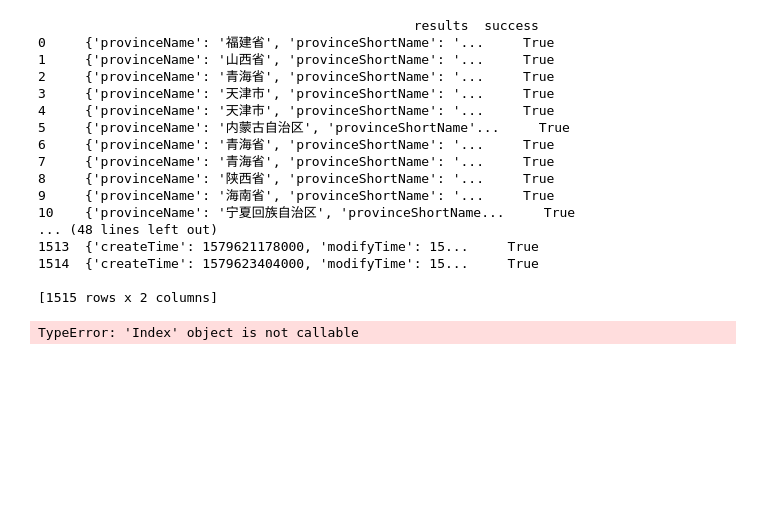
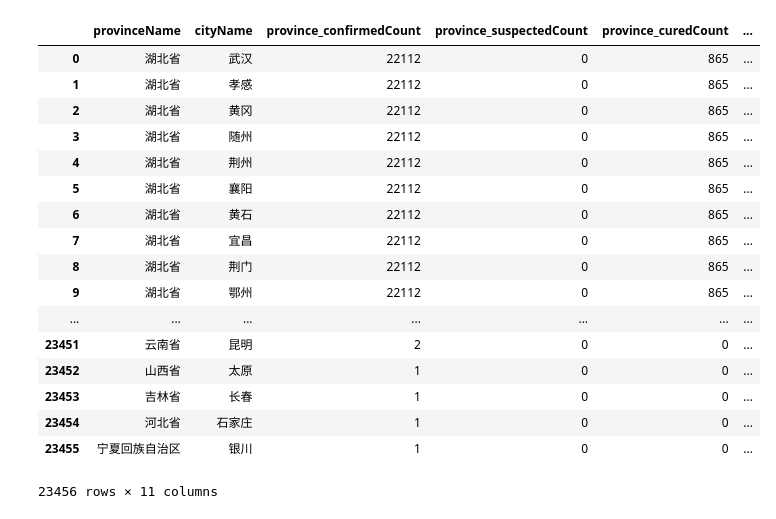
Before and after one commit to jiFengCQ/city_cluster, a Jupyter notebook: city_cluster.ipynb, the cells around one changed output. Drawn from its saved outputs; the diff is of its cells as text; code cells hidden in the pictures; blank space fills up the shorter version.

```diff
--- a/city_cluster.ipynb
+++ b/city_cluster.ipynb
@@ -27,25 +8,21 @@ import seaborn as sns
-# %%
-df = pd.read_json("data/history.json",encoding="utf-8", orient='records')
-print(df)
-# %% [output]
-                                                results  success
-0     {'provinceName': '福建省', 'provinceShortName': '...     True
-1     {'provinceName': '山西省', 'provinceShortName': '...     True
-2     {'provinceName': '青海省', 'provinceShortName': '...     True
-3     {'provinceName': '天津市', 'provinceShortName': '...     True
-4     {'provinceName': '天津市', 'provinceShortName': '...     True
-5     {'provinceName': '内蒙古自治区', 'provinceShortName'...     True
-6     {'provinceName': '青海省', 'provinceShortName': '...     True
-7     {'provinceName': '青海省', 'provinceShortName': '...     True
-8     {'provinceName': '陕西省', 'provinceShortName': '...     True
-9     {'provinceName': '海南省', 'provinceShortName': '...     True
-10    {'provinceName': '宁夏回族自治区', 'provinceShortName...     True
-... (48 lines left out)
-1513  {'createTime': 1579621178000, 'modifyTime': 15...     True
-1514  {'createTime': 1579623404000, 'modifyTime': 15...     True
-
-[1515 rows x 2 columns]
-# %%
-df.columns("cities")
-# %% [output]
-TypeError: 'Index' object is not callable
+# %%
+df = pd.read_csv("data/DXYArea.csv", header = 0, low_memory=False)
+# %% [output]
+|  | provinceName | cityName | province_confirmedCount | province_suspectedCount | province_curedCount | ... |
+| 0 | 湖北省 | 武汉 | 22112 | 0 | 865 | ... |
+| 1 | 湖北省 | 孝感 | 22112 | 0 | 865 | ... |
+| 2 | 湖北省 | 黄冈 | 22112 | 0 | 865 | ... |
+| 3 | 湖北省 | 随州 | 22112 | 0 | 865 | ... |
+| 4 | 湖北省 | 荆州 | 22112 | 0 | 865 | ... |
+| 5 | 湖北省 | 襄阳 | 22112 | 0 | 865 | ... |
+| 6 | 湖北省 | 黄石 | 22112 | 0 | 865 | ... |
+| 7 | 湖北省 | 宜昌 | 22112 | 0 | 865 | ... |
+| 8 | 湖北省 | 荆门 | 22112 | 0 | 865 | ... |
+| 9 | 湖北省 | 鄂州 | 22112 | 0 | 865 | ... |
+| ... | ... | ... | ... | ... | ... | ... |
+| 23451 | 云南省 | 昆明 | 2 | 0 | 0 | ... |
+| 23452 | 山西省 | 太原 | 1 | 0 | 0 | ... |
+| 23453 | 吉林省 | 长春 | 1 | 0 | 0 | ... |
+| 23454 | 河北省 | 石家庄 | 1 | 0 | 0 | ... |
+| 23455 | 宁夏回族自治区 | 银川 | 1 | 0 | 0 | ... |
+23456 rows × 11 columns
```
Also changed, not shown: parts of 4 cells of this notebook.
